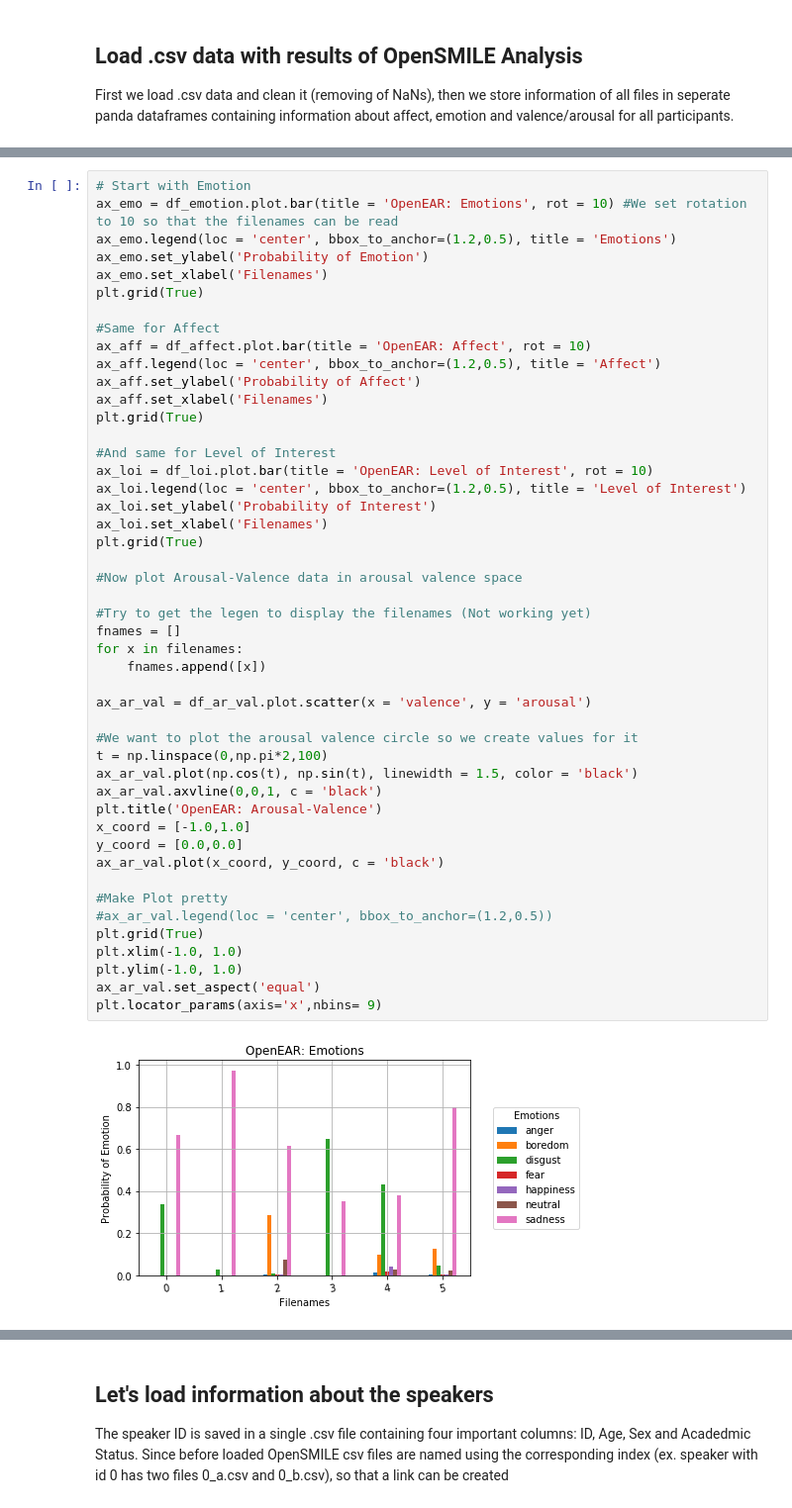
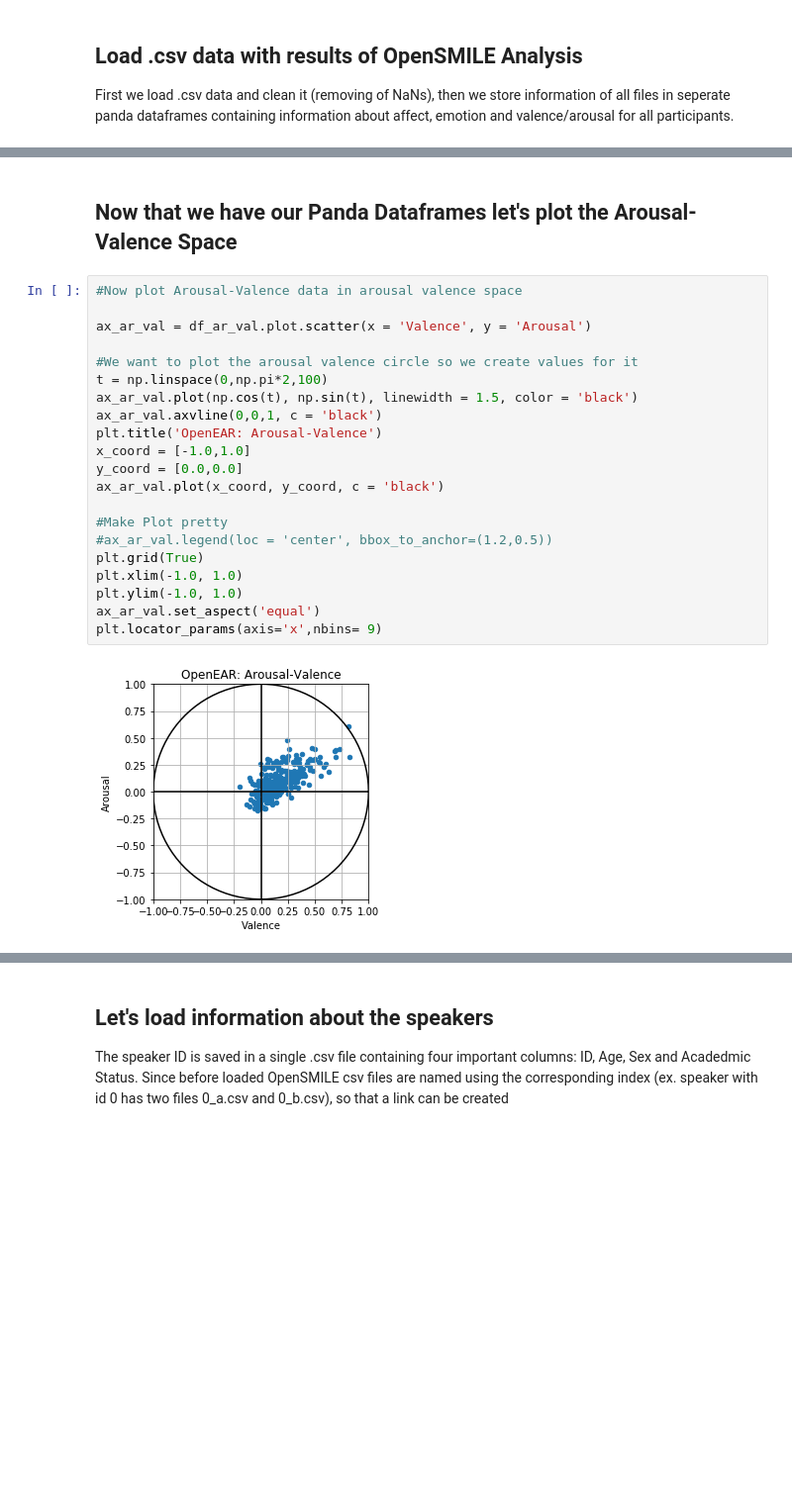
Before and after one commit to EJKraft/MasterThesis, a Jupyter notebook: OpenSMILE Analysis_Plots.ipynb, the cells around one changed output, grey strips where cells are left out. Shown at 99% size. Saved outputs shown, nothing was run; the diff lists cells and outputs as text; blank space fills up the shorter version.

```diff
--- a/OpenSMILE Analysis_Plots.ipynb
+++ b/OpenSMILE Analysis_Plots.ipynb
@@ -39,49 +43,26 @@ These plots were only for starting exploratory data visualization, they won't be
+# %% [markdown]
+
+## Now that we have our Panda Dataframes let's plot the Arousal-Valence Space
 # %%
-# Start with Emotion
-ax_emo = df_emotion.plot.bar(title = 'OpenEAR: Emotions', rot = 10) #We set rotation to 10 so that the filenames can be read
-ax_emo.legend(loc = 'center', bbox_to_anchor=(1.2,0.5), title = 'Emotions')
-ax_emo.set_ylabel('Probability of Emotion')
-ax_emo.set_xlabel('Filenames')
-plt.grid(True)
-
-#Same for Affect
-ax_aff = df_affect.plot.bar(title = 'OpenEAR: Affect', rot = 10)
-ax_aff.legend(loc = 'center', bbox_to_anchor=(1.2,0.5), title = 'Affect')
-ax_aff.set_ylabel('Probability of Affect')
-ax_aff.set_xlabel('Filenames')
-plt.grid(True)
-
-#And same for Level of Interest
-ax_loi = df_loi.plot.bar(title = 'OpenEAR: Level of Interest', rot = 10)
-ax_loi.legend(loc = 'center', bbox_to_anchor=(1.2,0.5), title = 'Level of Interest')
-ax_loi.set_ylabel('Probability of Interest')
-ax_loi.set_xlabel('Filenames')
-plt.grid(True)
-
 #Now plot Arousal-Valence data in arousal valence space
 
-#Try to get the legen to display the filenames (Not working yet)
-fnames = []
-for x in filenames:
-    fnames.append([x])
-
-ax_ar_val = df_ar_val.plot.scatter(x = 'valence', y = 'arousal')
+ax_ar_val = df_ar_val.plot.scatter(x = 'Valence', y = 'Arousal')
 
 #We want to plot the arousal valence circle so we create values for it
 t = np.linspace(0,np.pi*2,100)
 ax_ar_val.plot(np.cos(t), np.sin(t), linewidth = 1.5, color = 'black')
 ax_ar_val.axvline(0,0,1, c = 'black')
 plt.title('OpenEAR: Arousal-Valence')
 x_coord = [-1.0,1.0]
 y_coord = [0.0,0.0]
 ax_ar_val.plot(x_coord, y_coord, c = 'black')
 
 #Make Plot pretty
 #ax_ar_val.legend(loc = 'center', bbox_to_anchor=(1.2,0.5))
 plt.grid(True)
 plt.xlim(-1.0, 1.0)
 plt.ylim(-1.0, 1.0)
 ax_ar_val.set_aspect('equal')
 plt.locator_params(axis='x',nbins= 9)
 # %% [output]
-[figure, old version]
+[figure, new version]
```
Also changed, not shown: parts of 28 cells of this notebook.
